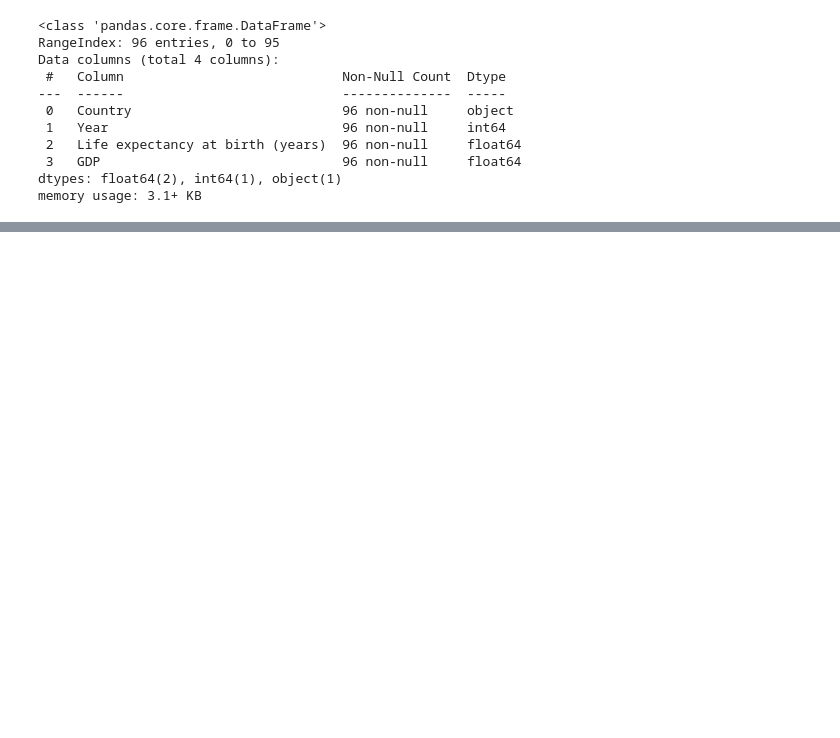
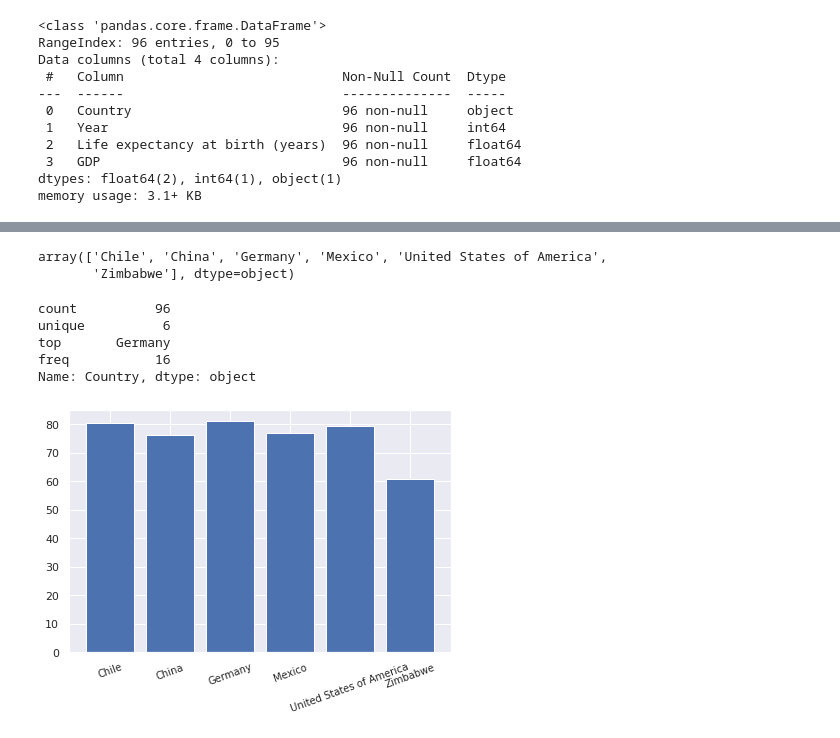
Before and after one commit to RhoGitHub754/Life-Expectancy-and-GDP, a Jupyter notebook: life_expectancy_gdp.ipynb, the cells around one changed output, grey strips where cells are left out. Drawn from its saved outputs; the diff is of its cells as text; code cells hidden in the pictures; blank space fills up the shorter version.

```diff
--- a/life_expectancy_gdp.ipynb
+++ b/life_expectancy_gdp.ipynb
@@ -37,0 +50,4 @@ df.head()
+# %%
+df.rename({'Life expectancy at birth (years)': 'Longevity'}, axis=1, inplace=True)
+
+df.tail()
@@ -63,0 +87,23 @@ df.describe()
+# %%
+df.Country.unique()
+# %% [output]
+array(['Chile', 'China', 'Germany', 'Mexico', 'United States of America',
+       'Zimbabwe'], dtype=object)
+# %%
+df.Country.describe()
+# %% [output]
+count          96
+unique          6
+top       Germany
+freq           16
+Name: Country, dtype: object
+# %%
+sns.set()
+
+
+plt.bar(df.Country, df['Life expectancy at birth (years)'])
+plt.tight_layout()
+plt.xticks(rotation = (20), fontsize = 10)
+plt.show()
+# %% [output]
+[figure, added]
```
Also changed, not shown: parts of 11 cells of this notebook.
